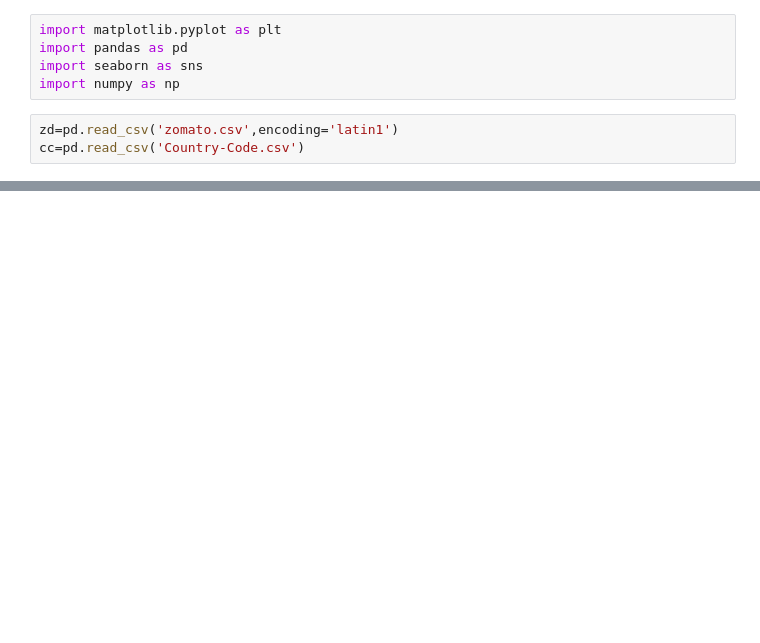
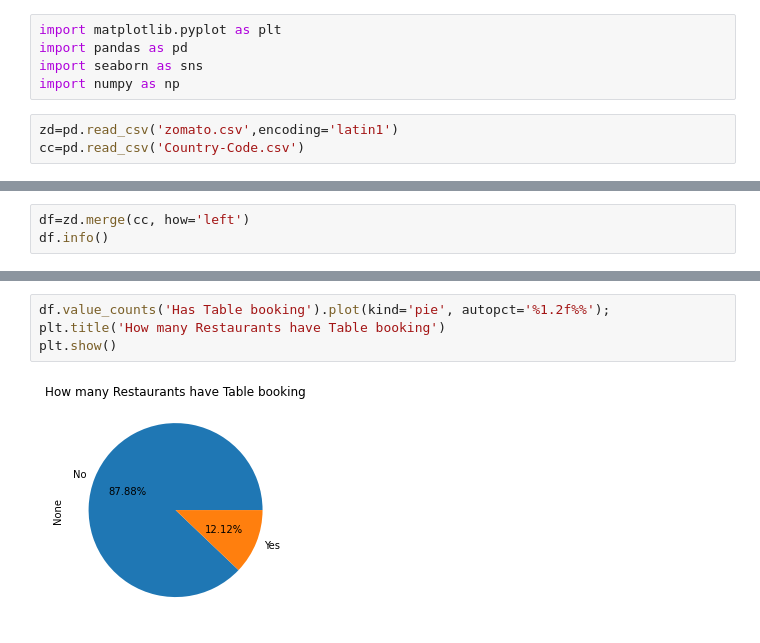
Before and after one commit to bhavesh-1995/fireblazework, a Jupyter notebook: fireblaze work/project/Zomato Project/Untitled.ipynb, the cells around one changed output, grey strips where cells are left out. Cells and saved outputs as stored; diff of their text form; blank space fills up the shorter version.

```diff
--- a/fireblaze work/project/Zomato Project/Untitled.ipynb
+++ b/fireblaze work/project/Zomato Project/Untitled.ipynb
@@ -53,0 +9,3 @@ Name: Country Code, Length: 9551, dtype: int64
+# %%
+df=zd.merge(cc, how='left')
+df.info()
@@ -53,0 +73,6 @@ Name: Country Code, Length: 9551, dtype: int64
+# %%
+df.value_counts('Has Table booking').plot(kind='pie', autopct='%1.2f%%');
+plt.title('How many Restaurants have Table booking')
+plt.show()
+# %% [output]
+[figure, added]
```
Also changed, not shown: parts of 10 cells of this notebook, 3 other files.
